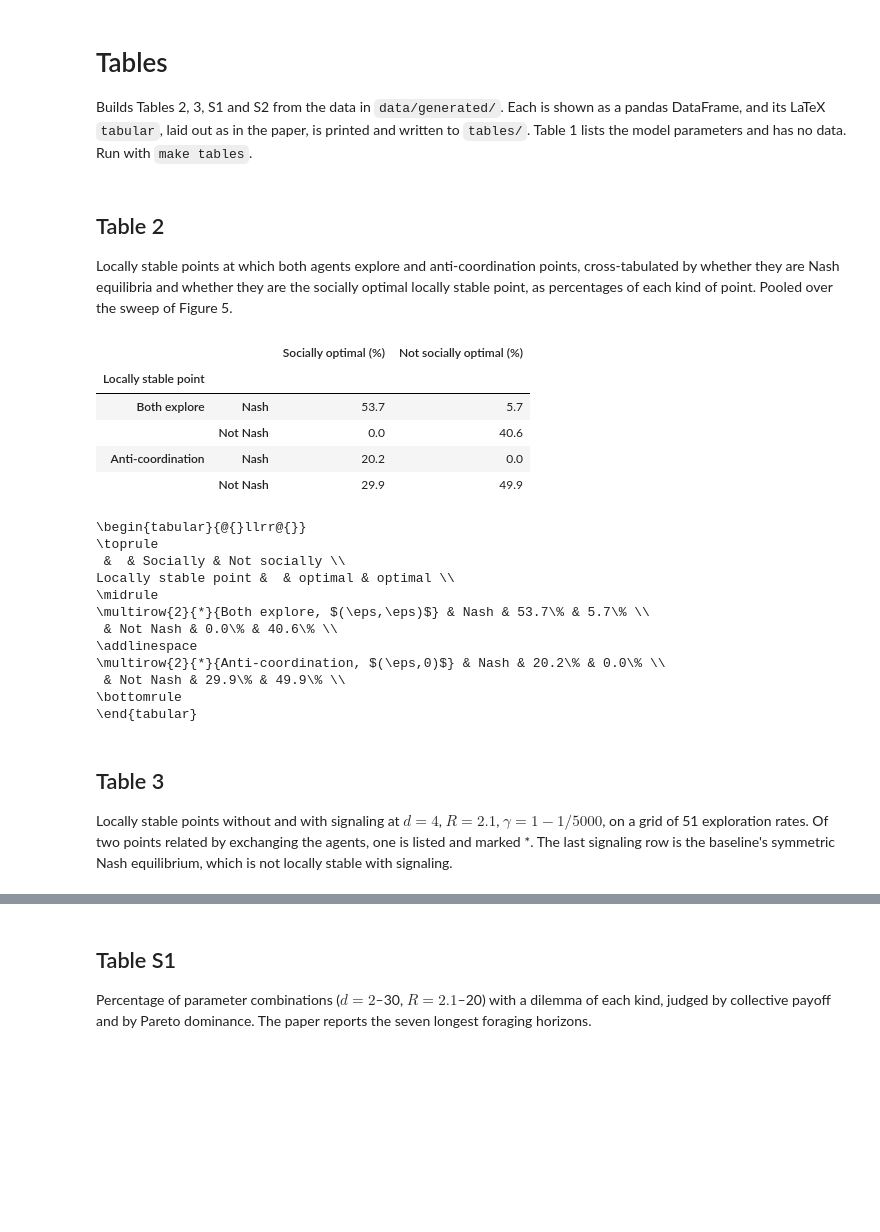
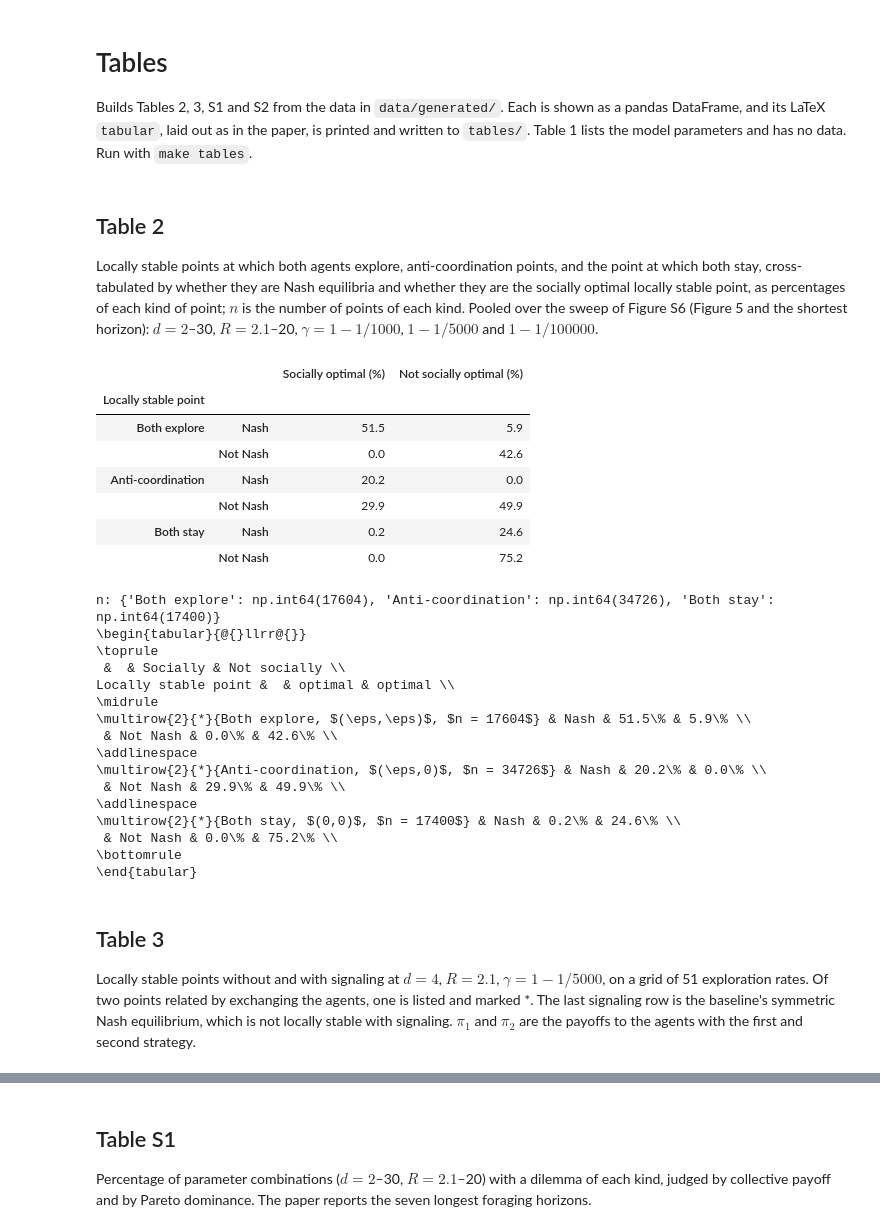
Before and after one commit to james-wolfe/competitive-exploration, a Jupyter notebook: notebooks/tables.ipynb, the cells around one changed output, grey strips where cells are left out. Saved outputs shown, nothing was run; the diff lists cells and outputs as text; code cells hidden in the pictures; blank space fills up the shorter version.

```diff
--- a/notebooks/tables.ipynb
+++ b/notebooks/tables.ipynb
@@ -54,57 +54,74 @@ def write_tabular(name, align, header, body, booktabs=True):
     (TABLES_DIR / f"{name}.tex").write_text(latex + "\n")
 # %% [markdown]
 ## Table 2
-Locally stable points at which both agents explore and anti-coordination points,
-cross-tabulated by whether they are Nash equilibria and whether they are the socially
-optimal locally stable point, as percentages of each kind of point. Pooled over the
-sweep of Figure 5.
+Locally stable points at which both agents explore, anti-coordination points, and the
+point at which both stay, cross-tabulated by whether they are Nash equilibria and whether
+they are the socially optimal locally stable point, as percentages of each kind of point;
+$n$ is the number of points of each kind. Pooled over the sweep of Figure S6 (Figure 5 and
+the shortest horizon): $d = 2$–30, $R = 2.1$–20, $\gamma = 1 - 1/1000$, $1 - 1/5000$ and
+$1 - 1/100000$.
 # %%
 import numpy as np
 
 from competitive_exploration.paths import DATA_DIR
 
 data = np.load(DATA_DIR / "sweep_nash_social_dilemma_fine401.npz")
-parts = {}
-for label, key in [("Both explore", "symmetric_counts"), ("Anti-coordination", "anti_coordination_counts")]:
-    counts = data[key].sum(axis=(0, 1, 2))
+# The sweep of Figure S6: every discount factor, d = 2-30.
+a_keep = data["d_values"] >= 2
+parts, n = {}, {}
+for label, key in [
+    ("Both explore", "symmetric_counts"),
+    ("Anti-coordination", "anti_coordination_counts"),
+    ("Both stay", "both_stay_counts"),
+]:
+    counts = data[key][:, a_keep].sum(axis=(0, 1, 2))
+    n[label] = counts.sum()
     parts[label] = pd.DataFrame(
         100 * counts / counts.sum(),
         index=["Nash", "Not Nash"],
         columns=["Socially optimal (%)", "Not socially optimal (%)"],
     )
 table2 = pd.concat(parts, names=["Locally stable point", ""])
 display(table2.round(1))
+print("n:", n)
 
 write_tabular(
     "table2",
     "@{}llrr@{}",
     [row("", "", "Socially", "Not socially"), row("Locally stable point", "", "optimal", "optimal")],
     grouped_rows(
         table2.map(lambda p: rf"{p:.1f}\%"),
         {
-            "Both explore": r"Both explore, $(\eps,\eps)$",
-            "Anti-coordination": r"Anti-coordination, $(\eps,0)$",
+            "Both explore": rf"Both explore, $(\eps,\eps)$, $n = {n['Both explore']}$",
+            "Anti-coordination": rf"Anti-coordination, $(\eps,0)$, $n = {n['Anti-coordination']}$",
+            "Both stay": rf"Both stay, $(0,0)$, $n = {n['Both stay']}$",
         },
         multirow=True,
     ),
 )
 # %% [output]
 |  |  | Socially optimal (%) | Not socially optimal (%) |
 | Locally stable point |  |  |  |
-| Both explore | Nash | 53.7 | 5.7 |
-|  | Not Nash | 0.0 | 40.6 |
+| Both explore | Nash | 51.5 | 5.9 |
+|  | Not Nash | 0.0 | 42.6 |
 | Anti-coordination | Nash | 20.2 | 0.0 |
 |  | Not Nash | 29.9 | 49.9 |
+| Both stay | Nash | 0.2 | 24.6 |
+|  | Not Nash | 0.0 | 75.2 |
+n: {'Both explore': np.int64(17604), 'Anti-coordination': np.int64(34726), 'Both stay': np.int64(17400)}
 \begin{tabular}{@{}llrr@{}}
 \toprule
  &  & Socially & Not socially \\
 Locally stable point &  & optimal & optimal \\
 \midrule
-\multirow{2}{*}{Both explore, $(\eps,\eps)$} & Nash & 53.7\% & 5.7\% \\
- & Not Nash & 0.0\% & 40.6\% \\
+\multirow{2}{*}{Both explore, $(\eps,\eps)$, $n = 17604$} & Nash & 51.5\% & 5.9\% \\
+ & Not Nash & 0.0\% & 42.6\% \\
 \addlinespace
-\multirow{2}{*}{Anti-coordination, $(\eps,0)$} & Nash & 20.2\% & 0.0\% \\
+\multirow{2}{*}{Anti-coordination, $(\eps,0)$, $n = 34726$} & Nash & 20.2\% & 0.0\% \\
  & Not Nash & 29.9\% & 49.9\% \\
+\addlinespace
+\multirow{2}{*}{Both stay, $(0,0)$, $n = 17400$} & Nash & 0.2\% & 24.6\% \\
+ & Not Nash & 0.0\% & 75.2\% \\
 \bottomrule
 \end{tabular}
 # %% [markdown]
@@ -113,6 +130,7 @@ Locally stable points without and with signaling at $d = 4$, $R = 2.1$,
 $\gamma = 1 - 1/5000$, on a grid of 51 exploration rates. Of two points related by
 exchanging the agents, one is listed and marked *. The last signaling row is the
 baseline's symmetric Nash equilibrium, which is not locally stable with signaling.
+$\pi_1$ and $\pi_2$ are the payoffs to the agents with the first and second strategy.
 # %%
 import numpy as np
 
```
Also changed, not shown: parts of 3 cells of this notebook, 8 other files.
